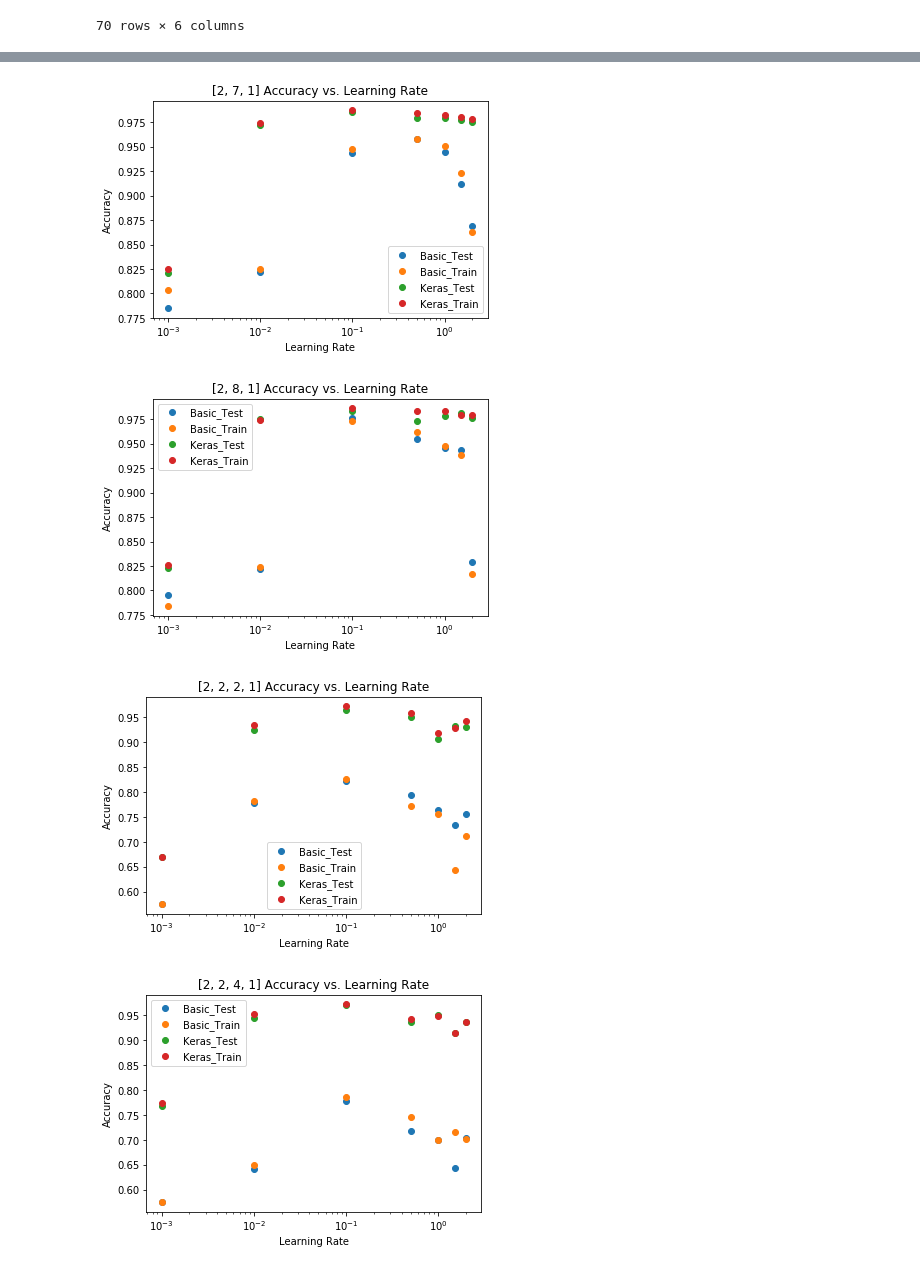
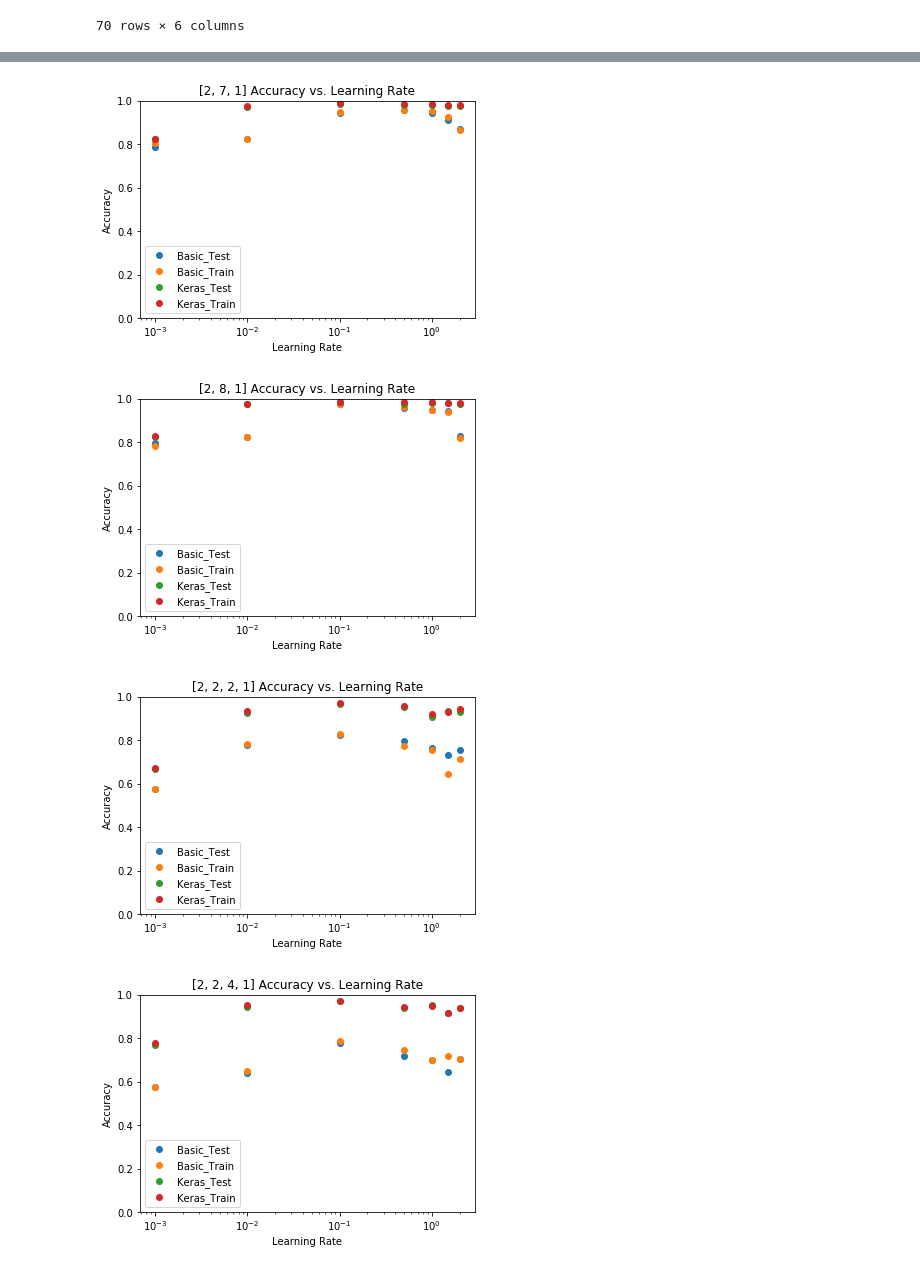
Before and after one commit to tdixon6585/Honors-Thesis, a Jupyter notebook: Read_K_Fold_Validation.ipynb, the cells around one changed output, grey strips where cells are left out. Cells and saved outputs as stored; diff of their text form; code cells hidden in the pictures.

```diff
--- a/Read_K_Fold_Validation.ipynb
+++ b/Read_K_Fold_Validation.ipynb
@@ -50,6 +52,7 @@ for l in f['Layers'].unique():
     plt.plot(f.loc[f['Layers']==l, 'learning_rate'],f.loc[f['Layers']==l, 'Ktest_acc'], 'o', label='Keras_Test')
     plt.plot(f.loc[f['Layers']==l, 'learning_rate'],f.loc[f['Layers']==l, 'Ktrain_acc'], 'o', label='Keras_Train')
     plt.xscale('log')
+    plt.ylim(0,1)
     plt.title(f'{l} Accuracy vs. Learning Rate')
     plt.xlabel('Learning Rate')
     plt.ylabel('Accuracy')
@@ -64,4 +67,4 @@ for l in f['Layers'].unique():
-[figure, old version]
+[figure, new version]
-[figure, old version]
+[figure, new version]
-[figure, old version]
+[figure, new version]
-[figure, old version]
+[figure, new version]
```
Also changed, not shown: parts of 2 cells of this notebook, 2 other files.
